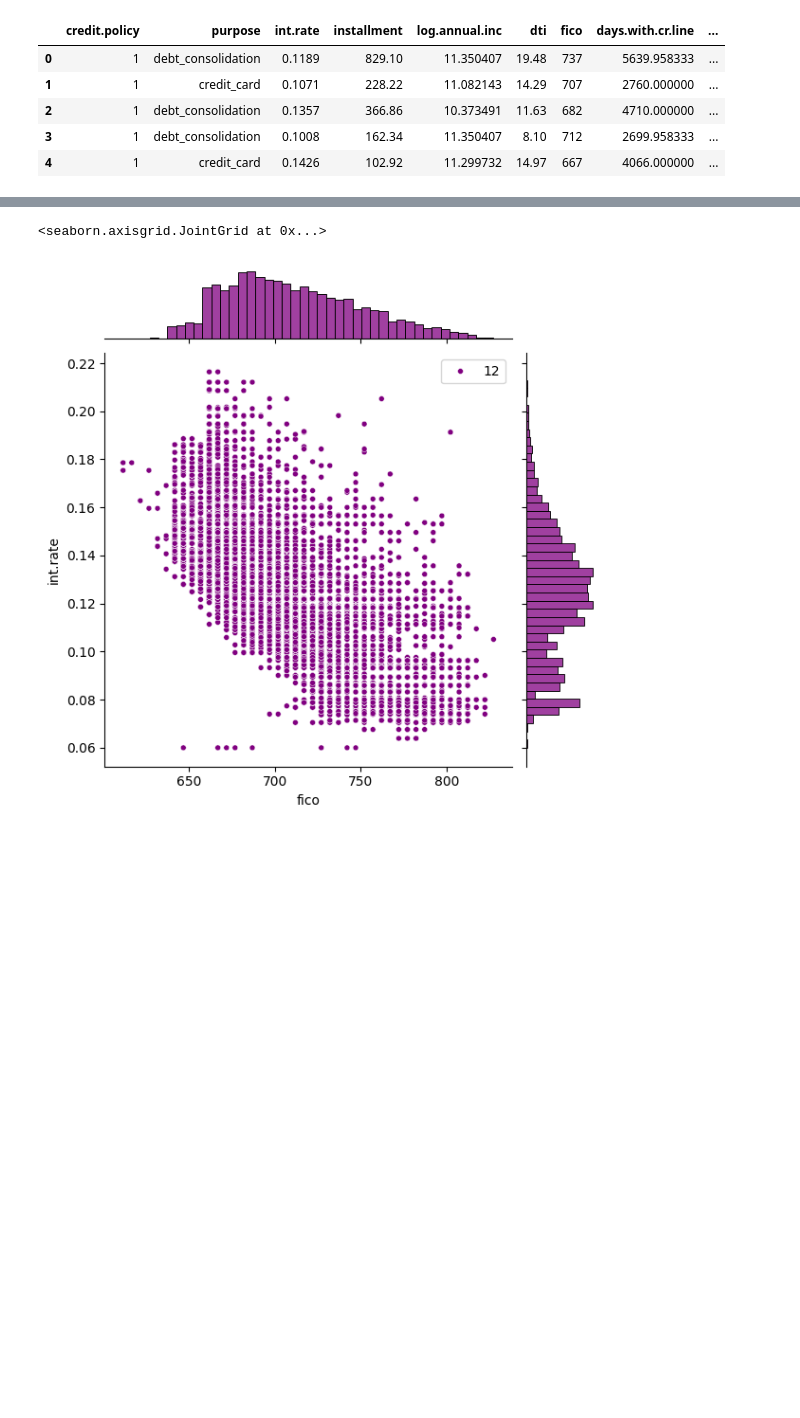
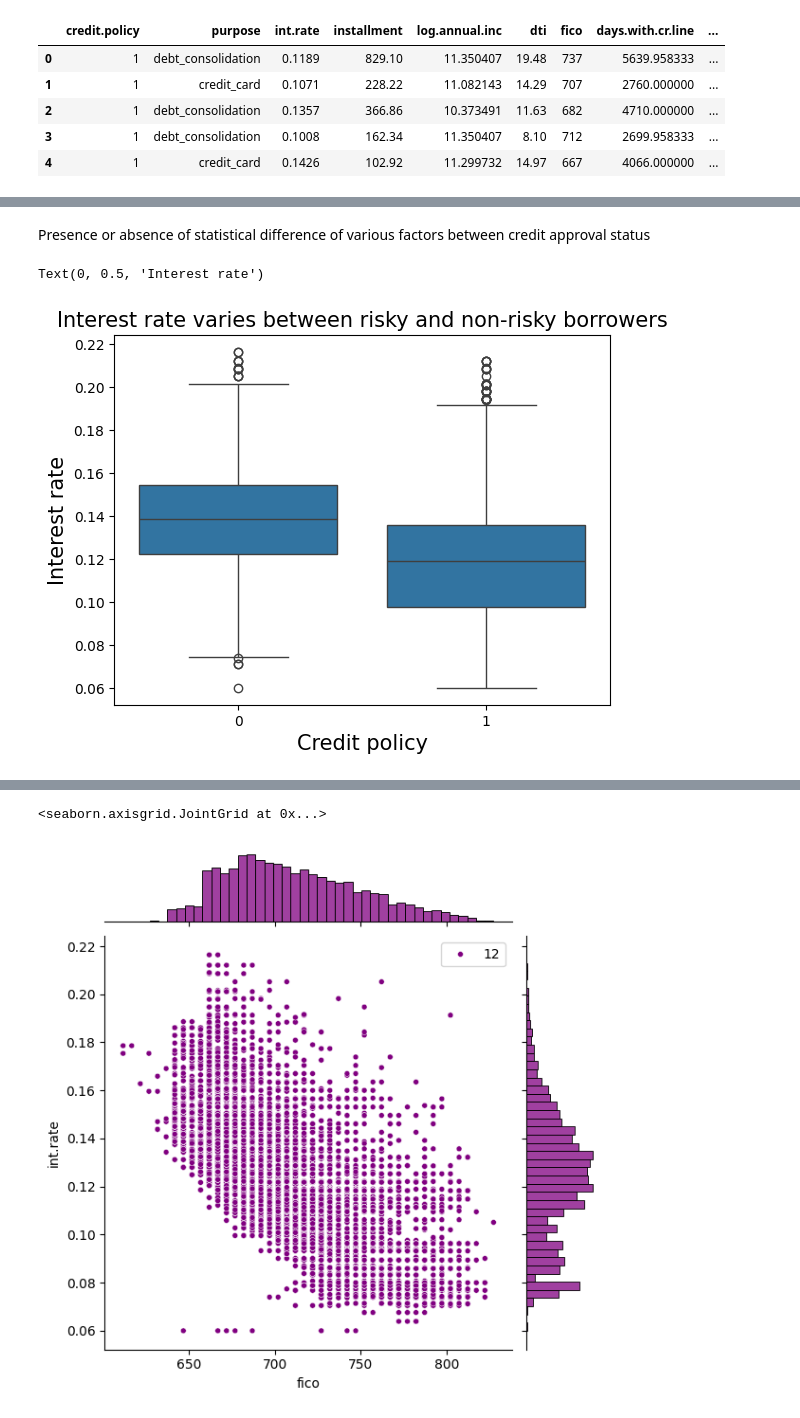
Before and after one commit to vardhan2303A52384/alml_2384, a Jupyter notebook: AIML_LAB_9.ipynb, the cells around one changed output, grey strips where cells are left out. Saved outputs shown, nothing was run; the diff lists cells and outputs as text; code cells hidden in the pictures; blank space fills up the shorter version.

```diff
--- a/AIML_LAB_9.ipynb
+++ b/AIML_LAB_9.ipynb
@@ -94,0 +76,10 @@ Text(0.5, 0, 'FICO score')
+# %% [markdown]
+Presence or absence of statistical difference of various factors between credit approval status
+# %%
+sns.boxplot(x=df['credit.policy'],y=df['int.rate'])
+plt.title("Interest rate varies between risky and non-risky borrowers", fontsize=15)
+plt.xlabel("Credit policy",fontsize=15)
+plt.ylabel("Interest rate",fontsize=15)
+# %% [output]
+Text(0, 0.5, 'Interest rate')
+[figure, added]
```
Also changed, not shown: parts of 56 cells of this notebook.
